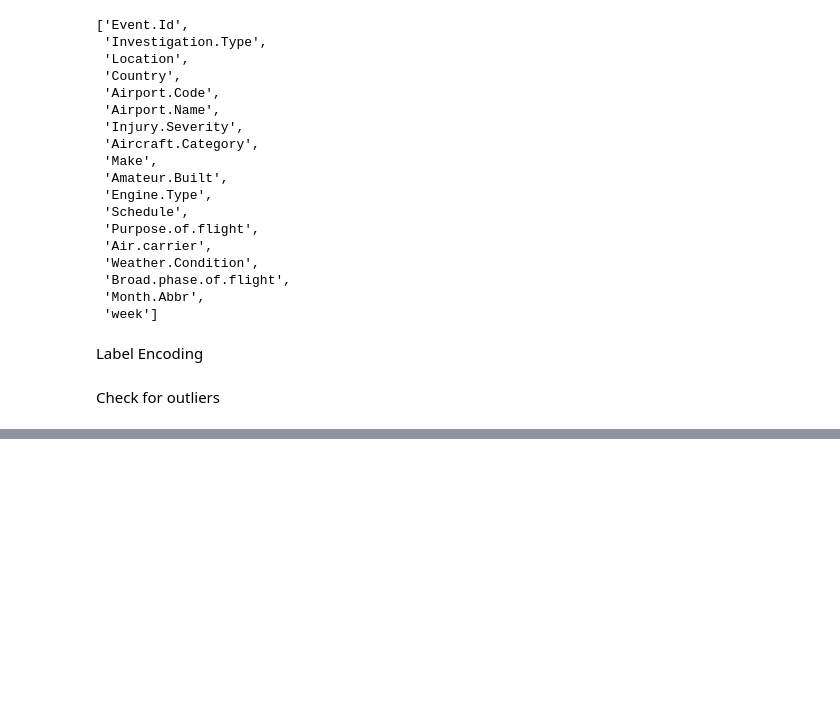
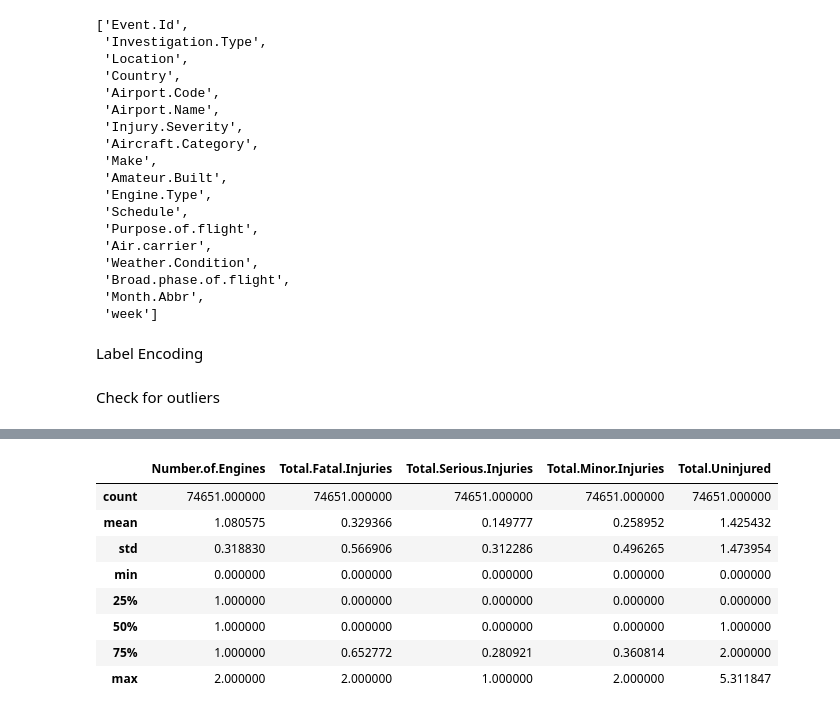
Before and after one commit to thisaraniNJ/Aircraft_Damage_Prediction, a Jupyter notebook: Aircraft_Damage_Prediction.ipynb, the cells around one changed output, grey strips where cells are left out. Drawn from its saved outputs; the diff is of its cells as text; code cells hidden in the pictures; blank space fills up the shorter version.

```diff
--- a/Aircraft_Damage_Prediction.ipynb
+++ b/Aircraft_Damage_Prediction.ipynb
@@ -583,0 +606,12 @@ Check for outliers
+# %%
+Aviation[Discrete_columns].describe()
+# %% [output]
+|  | Number.of.Engines | Total.Fatal.Injuries | Total.Serious.Injuries | Total.Minor.Injuries | Total.Uninjured |
+| count | 74651.000000 | 74651.000000 | 74651.000000 | 74651.000000 | 74651.000000 |
+| mean | 1.080575 | 0.329366 | 0.149777 | 0.258952 | 1.425432 |
+| std | 0.318830 | 0.566906 | 0.312286 | 0.496265 | 1.473954 |
+| min | 0.000000 | 0.000000 | 0.000000 | 0.000000 | 0.000000 |
+| 25% | 1.000000 | 0.000000 | 0.000000 | 0.000000 | 0.000000 |
+| 50% | 1.000000 | 0.000000 | 0.000000 | 0.000000 | 1.000000 |
+| 75% | 1.000000 | 0.652772 | 0.280921 | 0.360814 | 2.000000 |
+| max | 2.000000 | 2.000000 | 1.000000 | 2.000000 | 5.311847 |
```
Also changed, not shown: parts of 52 cells of this notebook.
